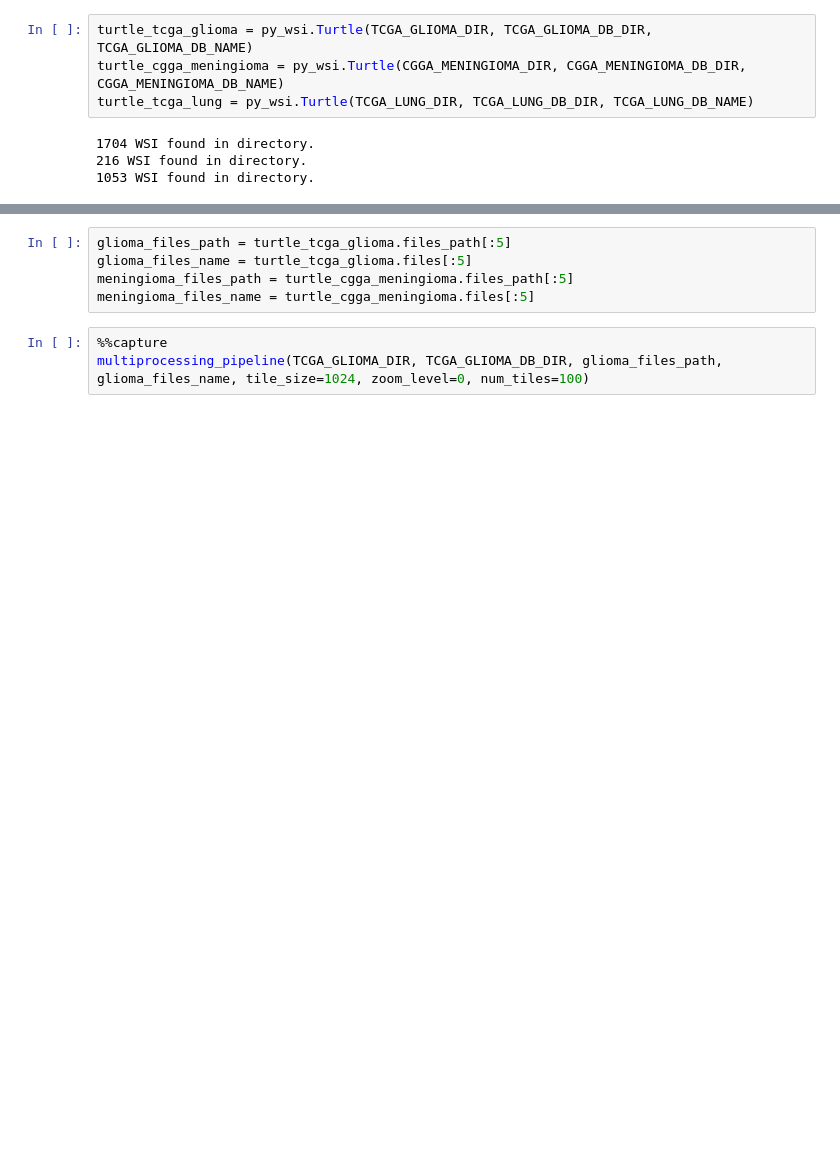
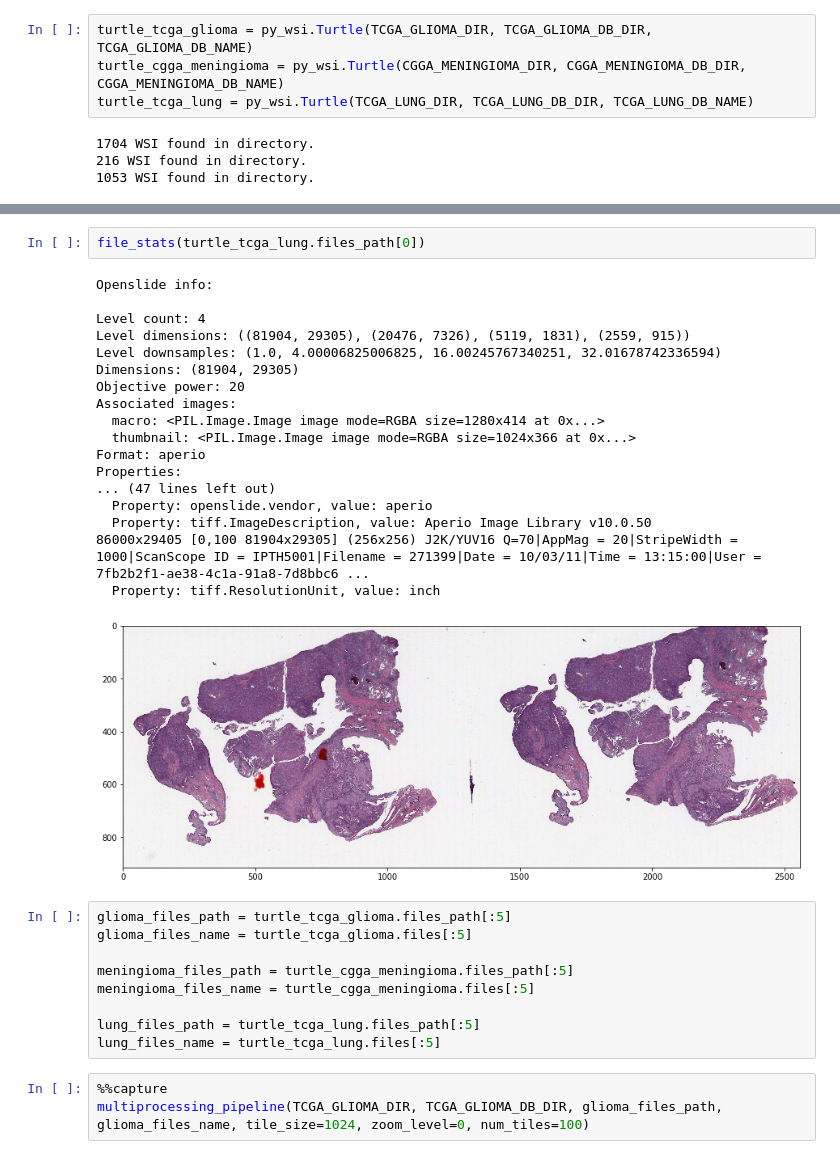
Before and after one commit to mingrui/python-wsi-preprocessing, a Jupyter notebook: multiclass_pipeline.ipynb, the cells around one changed output, grey strips where cells are left out. Cells and saved outputs as stored; diff of their text form; blank space fills up the shorter version.

```diff
--- a/multiclass_pipeline.ipynb
+++ b/multiclass_pipeline.ipynb
@@ -149,8 +142,33 @@ Format: aperio
+# %%
+file_stats(turtle_tcga_lung.files_path[0])
+# %% [output]
+Openslide info:
+
+Level count: 4
+Level dimensions: ((81904, 29305), (20476, 7326), (5119, 1831), (2559, 915))
+Level downsamples: (1.0, 4.00006825006825, 16.00245767340251, 32.01678742336594)
+Dimensions: (81904, 29305)
+Objective power: 20
+Associated images:
+  macro: <PIL.Image.Image image mode=RGBA size=1280x414 at 0x...>
+  thumbnail: <PIL.Image.Image image mode=RGBA size=1024x366 at 0x...>
+Format: aperio
+Properties:
+... (47 lines left out)
+  Property: openslide.vendor, value: aperio
+  Property: tiff.ImageDescription, value: Aperio Image Library v10.0.50
+86000x29405 [0,100 81904x29305] (256x256) J2K/YUV16 Q=70|AppMag = 20|StripeWidth = 1000|ScanScope ID = IPTH5001|Filename = 271399|Date = 10/03/11|Time = 13:15:00|User = 7fb2b2f1-ae38-4c1a-91a8-7d8bbc6 ...
+  Property: tiff.ResolutionUnit, value: inch
+[figure, added]
 # %%
 glioma_files_path = turtle_tcga_glioma.files_path[:5]
 glioma_files_name = turtle_tcga_glioma.files[:5]
+
 meningioma_files_path = turtle_cgga_meningioma.files_path[:5]
 meningioma_files_name = turtle_cgga_meningioma.files[:5]
+
+lung_files_path = turtle_tcga_lung.files_path[:5]
+lung_files_name = turtle_tcga_lung.files[:5]
 # %%
 %%capture
 multiprocessing_pipeline(TCGA_GLIOMA_DIR, TCGA_GLIOMA_DB_DIR, glioma_files_path, glioma_files_name, tile_size=1024, zoom_level=0, num_tiles=100)
```
Also changed, not shown: parts of 9 cells of this notebook, 3 other files.
